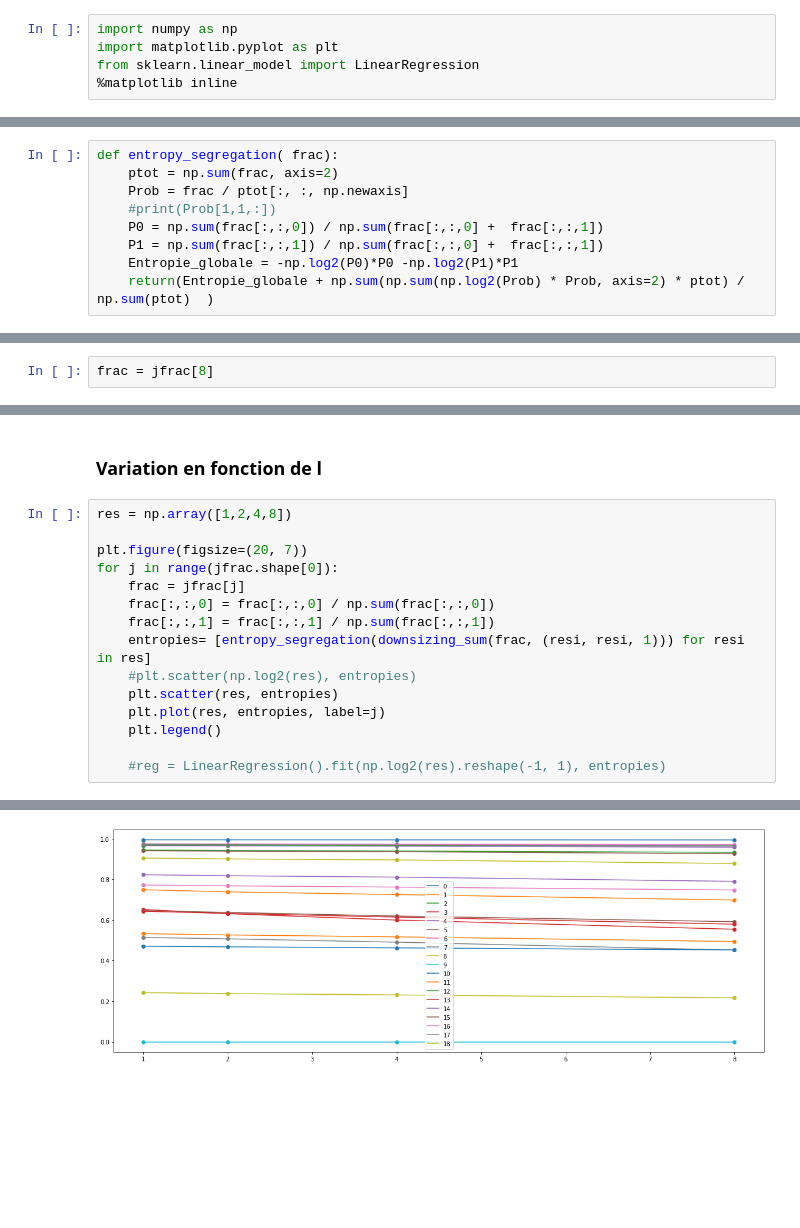
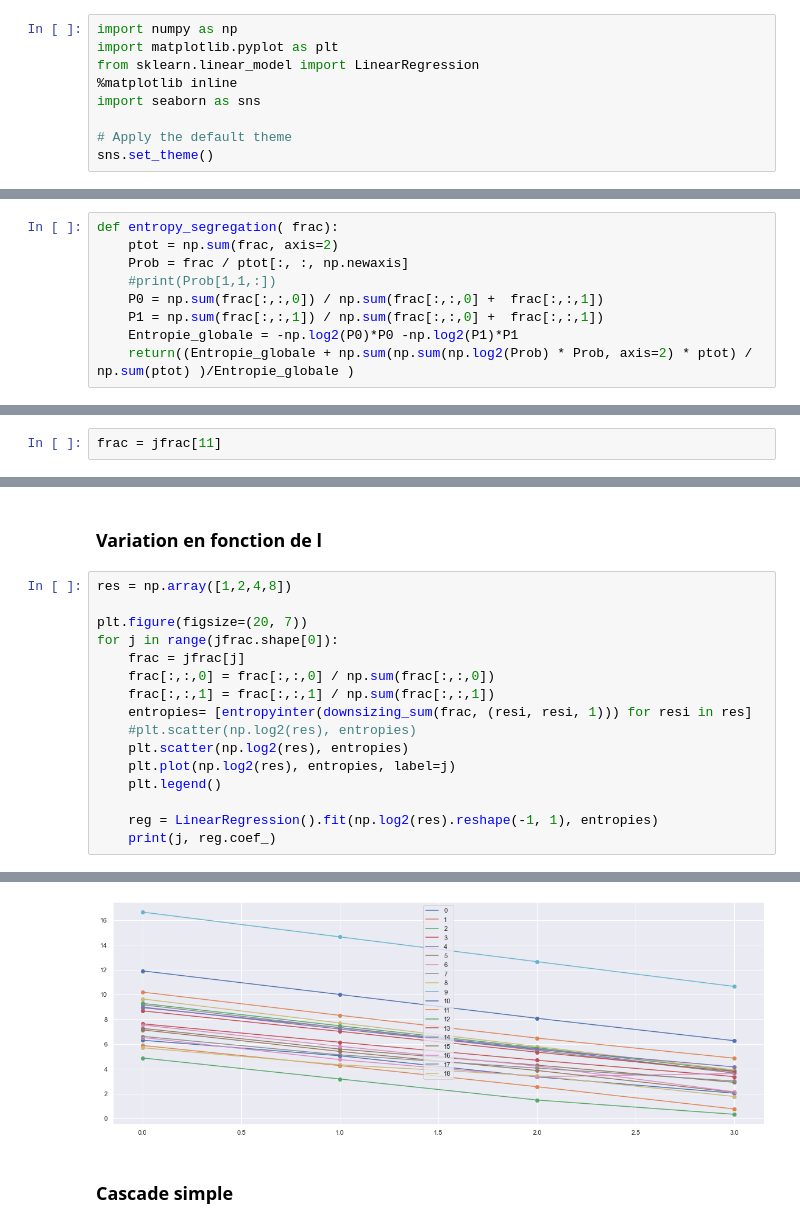
Before and after one commit to fsemecurbe/MMTMSS, a Jupyter notebook: Analysis.ipynb, the cells around one changed output, grey strips where cells are left out. Cells and saved outputs as stored; diff of their text form; blank space fills up the shorter version.

```diff
--- a/Analysis.ipynb
+++ b/Analysis.ipynb
@@ -3,6 +3,10 @@ import numpy as np
 import matplotlib.pyplot as plt
 from sklearn.linear_model import LinearRegression
 %matplotlib inline
+import seaborn as sns
+
+# Apply the default theme
+sns.set_theme()
 # %%
 jfrac = np.load('test_fractal_2.npz')['test']
 # %%
@@ -35,11 +39,11 @@ def entropy_segregation( frac):
     P0 = np.sum(frac[:,:,0]) / np.sum(frac[:,:,0] +  frac[:,:,1])
     P1 = np.sum(frac[:,:,1]) / np.sum(frac[:,:,0] +  frac[:,:,1])
     Entropie_globale = -np.log2(P0)*P0 -np.log2(P1)*P1
-    return(Entropie_globale + np.sum(np.sum(np.log2(Prob) * Prob, axis=2) * ptot) / np.sum(ptot)  )
+    return((Entropie_globale + np.sum(np.sum(np.log2(Prob) * Prob, axis=2) * ptot) / np.sum(ptot) )/Entropie_globale )
 # %%
 def renyiq(frac,q=2):
     return(np.log(np.sum(frac[:,:,0]**q * frac[:,:,1]**q)))
 # %% [markdown]
 ### Mise en oeuvre
 # %%
-frac = jfrac[8]
+frac = jfrac[11]
@@ -72,11 +97,12 @@ for j in range(jfrac.shape[0]):
     frac = jfrac[j]
     frac[:,:,0] = frac[:,:,0] / np.sum(frac[:,:,0])
     frac[:,:,1] = frac[:,:,1] / np.sum(frac[:,:,1])
-    entropies= [entropy_segregation(downsizing_sum(frac, (resi, resi, 1))) for resi in res]
+    entropies= [entropyinter(downsizing_sum(frac, (resi, resi, 1))) for resi in res]
     #plt.scatter(np.log2(res), entropies)
-    plt.scatter(res, entropies)
-    plt.plot(res, entropies, label=j)
+    plt.scatter(np.log2(res), entropies)
+    plt.plot(np.log2(res), entropies, label=j)
     plt.legend()
 
-    #reg = LinearRegression().fit(np.log2(res).reshape(-1, 1), entropies)
+    reg = LinearRegression().fit(np.log2(res).reshape(-1, 1), entropies)
+    print(j, reg.coef_)
 # %% [output]
@@ -83 +128,3 @@ for j in range(jfrac.shape[0]):
-[figure, old version]
+[figure, new version]
+# %% [markdown]
+### Cascade simple
```
Also changed, not shown: parts of 20 cells of this notebook, 2 other files.
